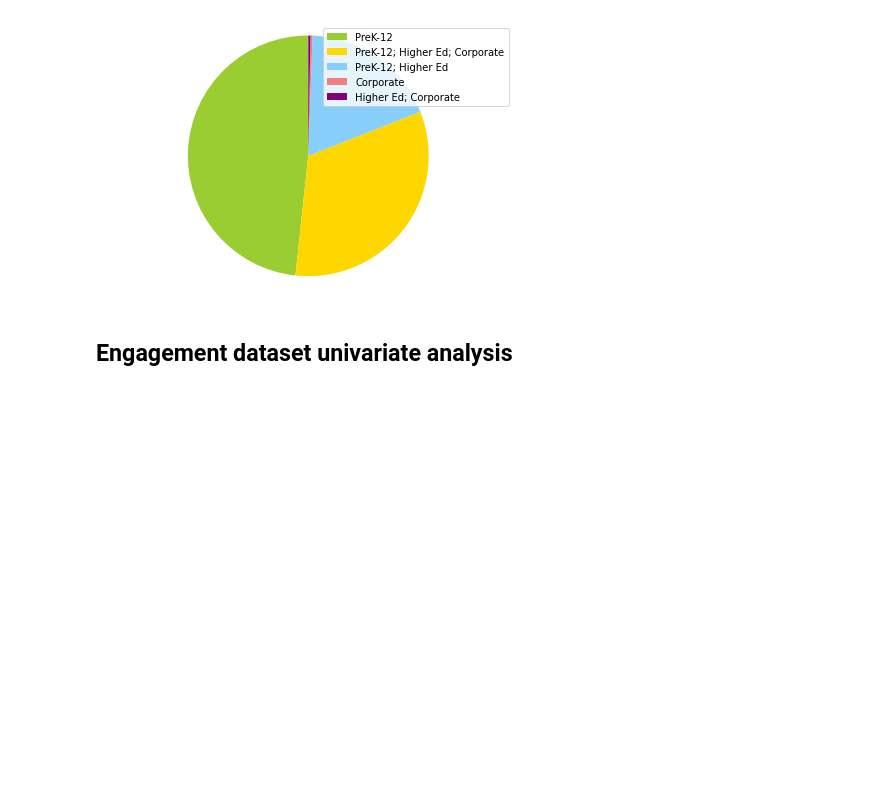
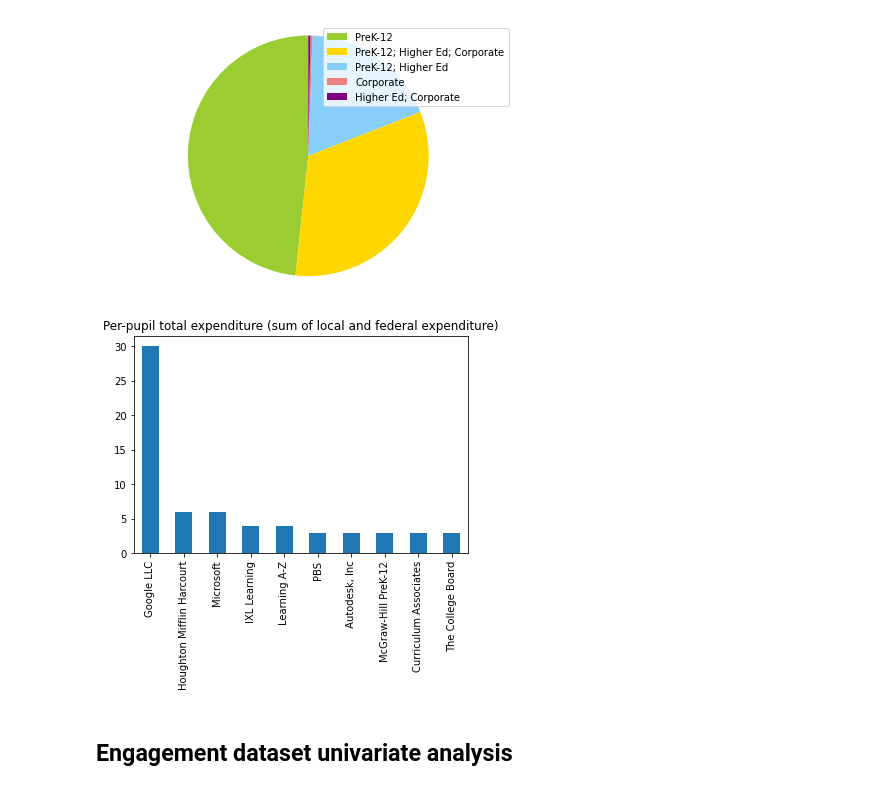
Before and after one commit to tywellik/covid-education-impacts, a Jupyter notebook: EDA.ipynb, the cells around one changed output. Cells and saved outputs as stored; diff of their text form; code cells hidden in the pictures; blank space fills up the shorter version.

```diff
--- a/EDA.ipynb
+++ b/EDA.ipynb
@@ -127,6 +128,13 @@ plt.tight_layout()
 plt.show()
 # %% [output]
 [figure]
+# %%
+# plot top 10 companies
+products['Provider/Company Name'].value_counts().nlargest(10).plot(kind='bar')
+plt.title('Per-pupil total expenditure (sum of local and federal expenditure)')
+plt.show()
+# %% [output]
+[figure, added]
 # %% [markdown]
 ## Engagement dataset univariate analysis
 # %%
```
Also changed, not shown: parts of 12 cells of this notebook.
